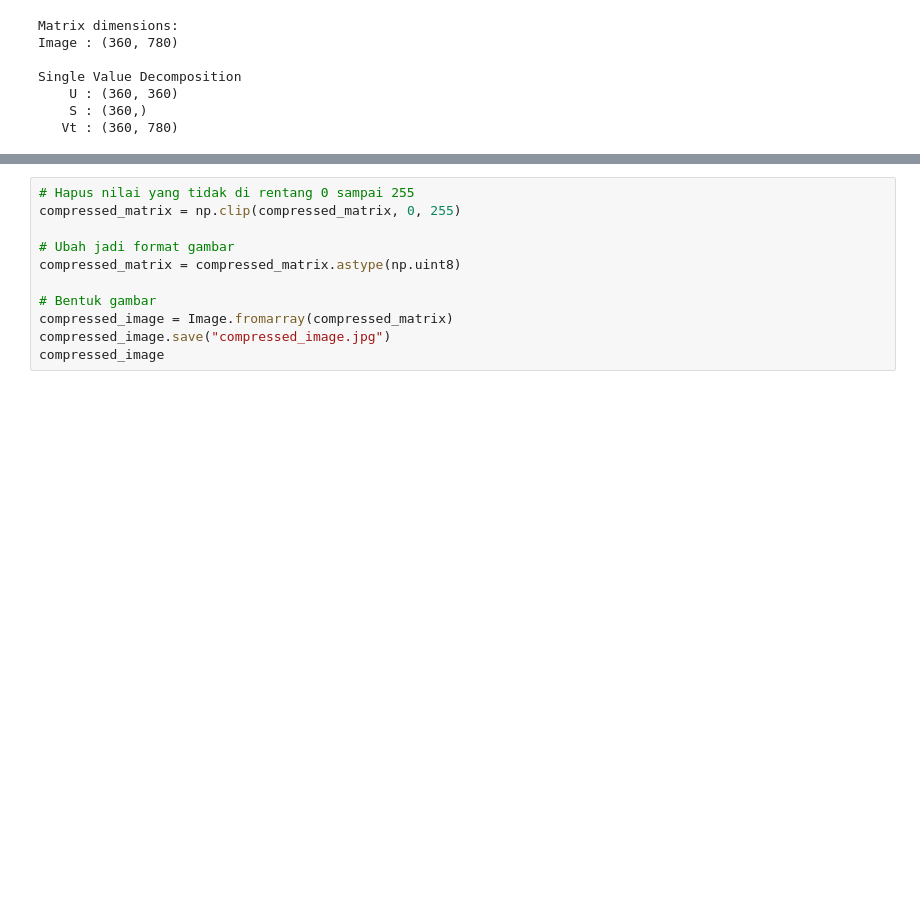
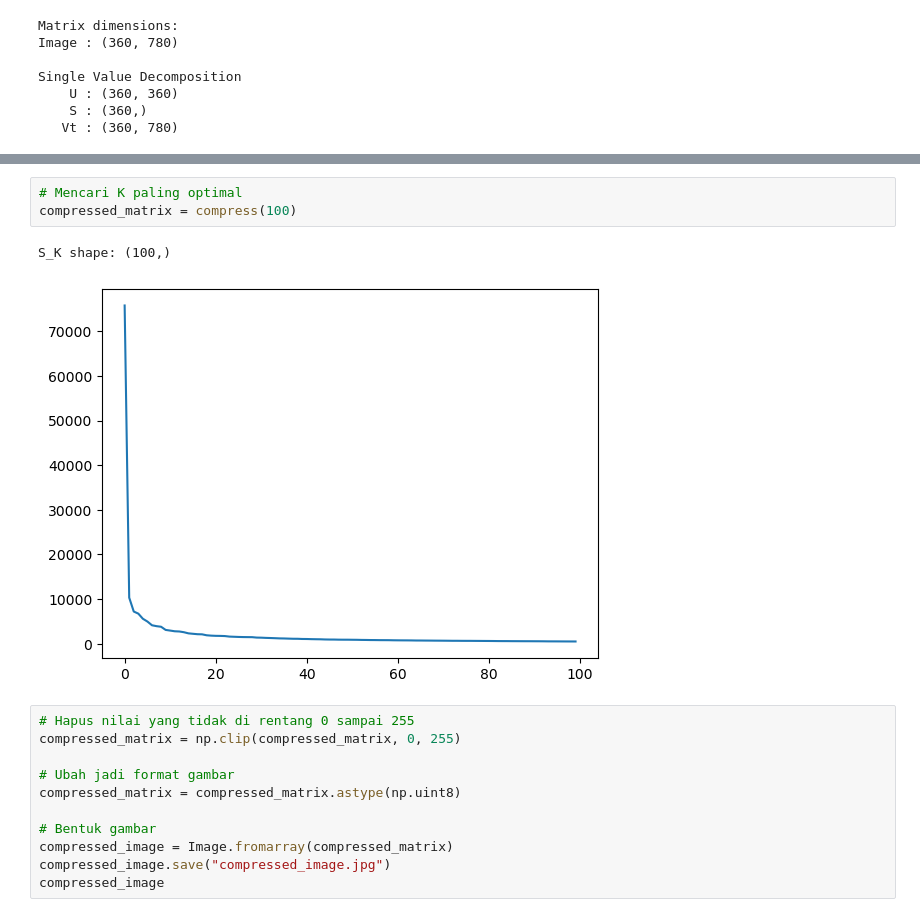
Before and after one commit to mie-intel/Linear-Algebra, a Jupyter notebook: SVD/Image Compression With Singular Value Decomposition.ipynb, the cells around one changed output, grey strips where cells are left out. Saved outputs shown, nothing was run; the diff lists cells and outputs as text; blank space fills up the shorter version.

```diff
--- a/SVD/Image Compression With Singular Value Decomposition.ipynb
+++ b/SVD/Image Compression With Singular Value Decomposition.ipynb
@@ -76,3 +82,9 @@ array([[175.99988873, 176.00037989, 175.99987709, ..., 245.99994528,
+# %%
+# Mencari K paling optimal
+compressed_matrix = compress(100)
+# %% [output]
+S_K shape: (100,)
+[figure, added]
 # %%
 # Hapus nilai yang tidak di rentang 0 sampai 255
 compressed_matrix = np.clip(compressed_matrix, 0, 255)
```
Also changed, not shown: parts of 5 cells of this notebook, 2 other files.
